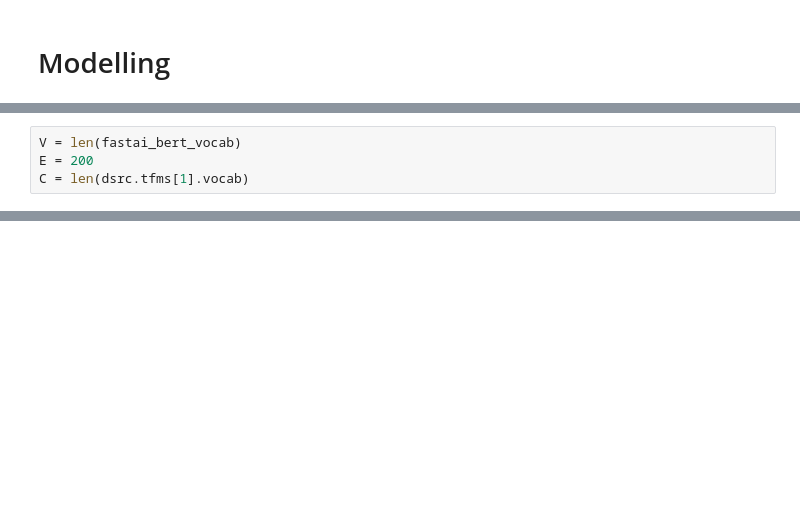
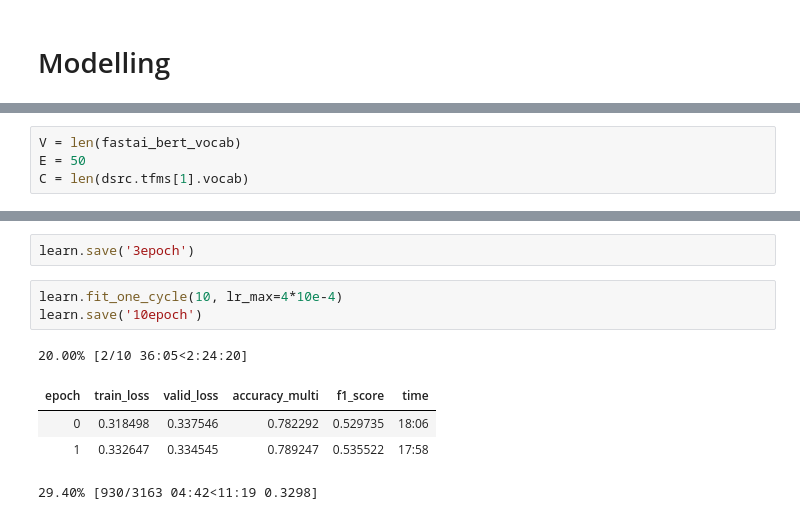
Before and after one commit to pmaxit/MIMIC-III, a Jupyter notebook: notebooks/Training.ipynb, the cells around one changed output, grey strips where cells are left out. Drawn from its saved outputs; the diff is of its cells as text; blank space fills up the shorter version.

```diff
--- a/notebooks/Training.ipynb
+++ b/notebooks/Training.ipynb
@@ -86,4 +109,4 @@ from transformers import BertModel, BertConfig
 # %%
 V = len(fastai_bert_vocab)
-E = 200
+E = 50
 C = len(dsrc.tfms[1].vocab)
@@ -108,0 +147,11 @@ learn.fit_one_cycle(3, lr_max=4*10e-3)
+# %%
+learn.save('3epoch')
+# %%
+learn.fit_one_cycle(10, lr_max=4*10e-4)
+learn.save('10epoch')
+# %% [output]
+20.00% [2/10 36:05<2:24:20]
+| epoch | train_loss | valid_loss | accuracy_multi | f1_score | time |
+| 0 | 0.318498 | 0.337546 | 0.782292 | 0.529735 | 18:06 |
+| 1 | 0.332647 | 0.334545 | 0.789247 | 0.535522 | 17:58 |
+29.40% [930/3163 04:42<11:19 0.3298]
```
Also changed, not shown: parts of 18 cells of this notebook, 10 other files.
